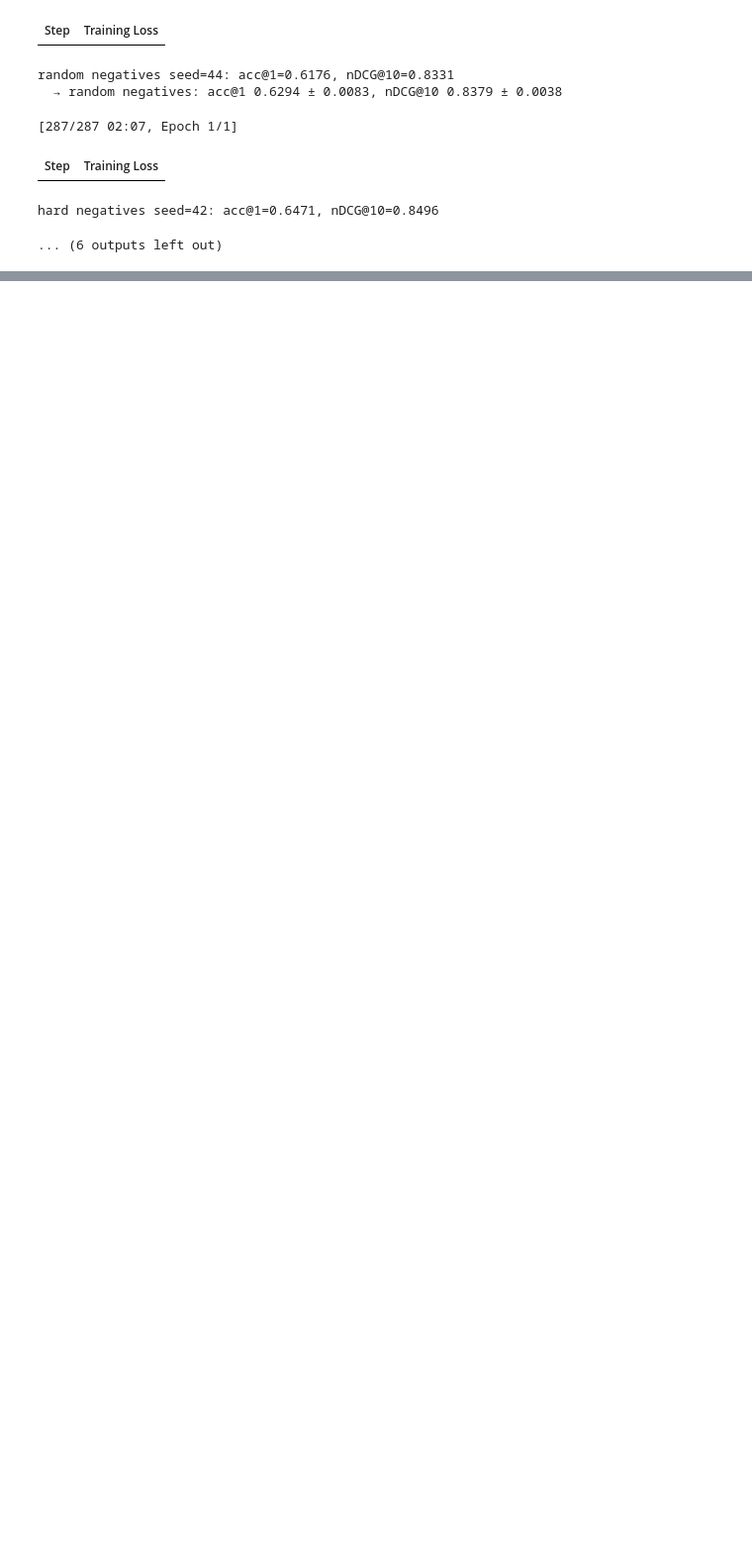
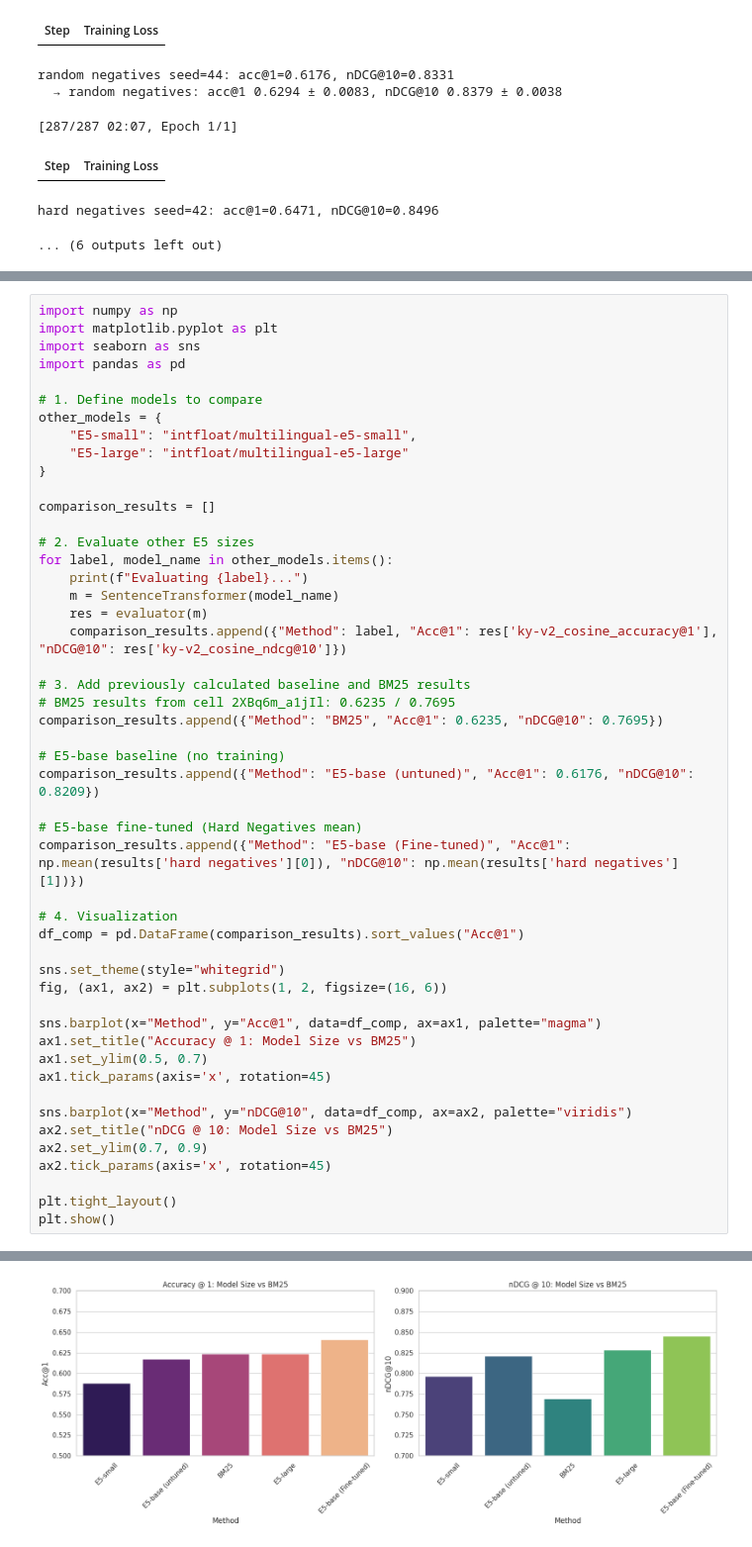
Before and after one commit to askarbekkk/kyrgyz-embeddings, a Jupyter notebook: kyrgyz-embeddings.ipynb, the cells around one changed output, grey strips where cells are left out. Shown at 99% size. Cells and saved outputs as stored; diff of their text form; blank space fills up the shorter version.

```diff
--- a/kyrgyz-embeddings.ipynb
+++ b/kyrgyz-embeddings.ipynb
@@ -725,0 +1023,50 @@ hard negatives seed=42: acc@1=0.6471, nDCG@10=0.8496
+# %%
+import numpy as np
+import matplotlib.pyplot as plt
+import seaborn as sns
+import pandas as pd
+
+# 1. Define models to compare
+other_models = {
+    "E5-small": "intfloat/multilingual-e5-small",
+    "E5-large": "intfloat/multilingual-e5-large"
+}
+
+comparison_results = []
+
+# 2. Evaluate other E5 sizes
+for label, model_name in other_models.items():
+    print(f"Evaluating {label}...")
+    m = SentenceTransformer(model_name)
+    res = evaluator(m)
+    comparison_results.append({"Method": label, "Acc@1": res['ky-v2_cosine_accuracy@1'], "nDCG@10": res['ky-v2_cosine_ndcg@10']})
+
+# 3. Add previously calculated baseline and BM25 results
+# BM25 results from cell 2XBq6m_a1jIl: 0.6235 / 0.7695
+comparison_results.append({"Method": "BM25", "Acc@1": 0.6235, "nDCG@10": 0.7695})
+
+# E5-base baseline (no training)
+comparison_results.append({"Method": "E5-base (untuned)", "Acc@1": 0.6176, "nDCG@10": 0.8209})
+
+# E5-base fine-tuned (Hard Negatives mean)
+comparison_results.append({"Method": "E5-base (Fine-tuned)", "Acc@1": np.mean(results['hard negatives'][0]), "nDCG@10": np.mean(results['hard negatives'][1])})
+
+# 4. Visualization
+df_comp = pd.DataFrame(comparison_results).sort_values("Acc@1")
+
+sns.set_theme(style="whitegrid")
+fig, (ax1, ax2) = plt.subplots(1, 2, figsize=(16, 6))
+
+sns.barplot(x="Method", y="Acc@1", data=df_comp, ax=ax1, palette="magma")
+ax1.set_title("Accuracy @ 1: Model Size vs BM25")
+ax1.set_ylim(0.5, 0.7)
+ax1.tick_params(axis='x', rotation=45)
+
+sns.barplot(x="Method", y="nDCG@10", data=df_comp, ax=ax2, palette="viridis")
+ax2.set_title("nDCG @ 10: Model Size vs BM25")
+ax2.set_ylim(0.7, 0.9)
+ax2.tick_params(axis='x', rotation=45)
+
+plt.tight_layout()
+plt.show()
+# %% [output]
@@ -725,0 +1088 @@ hard negatives seed=42: acc@1=0.6471, nDCG@10=0.8496
+[figure, added]
```
Also changed, not shown: parts of 8 cells of this notebook.
